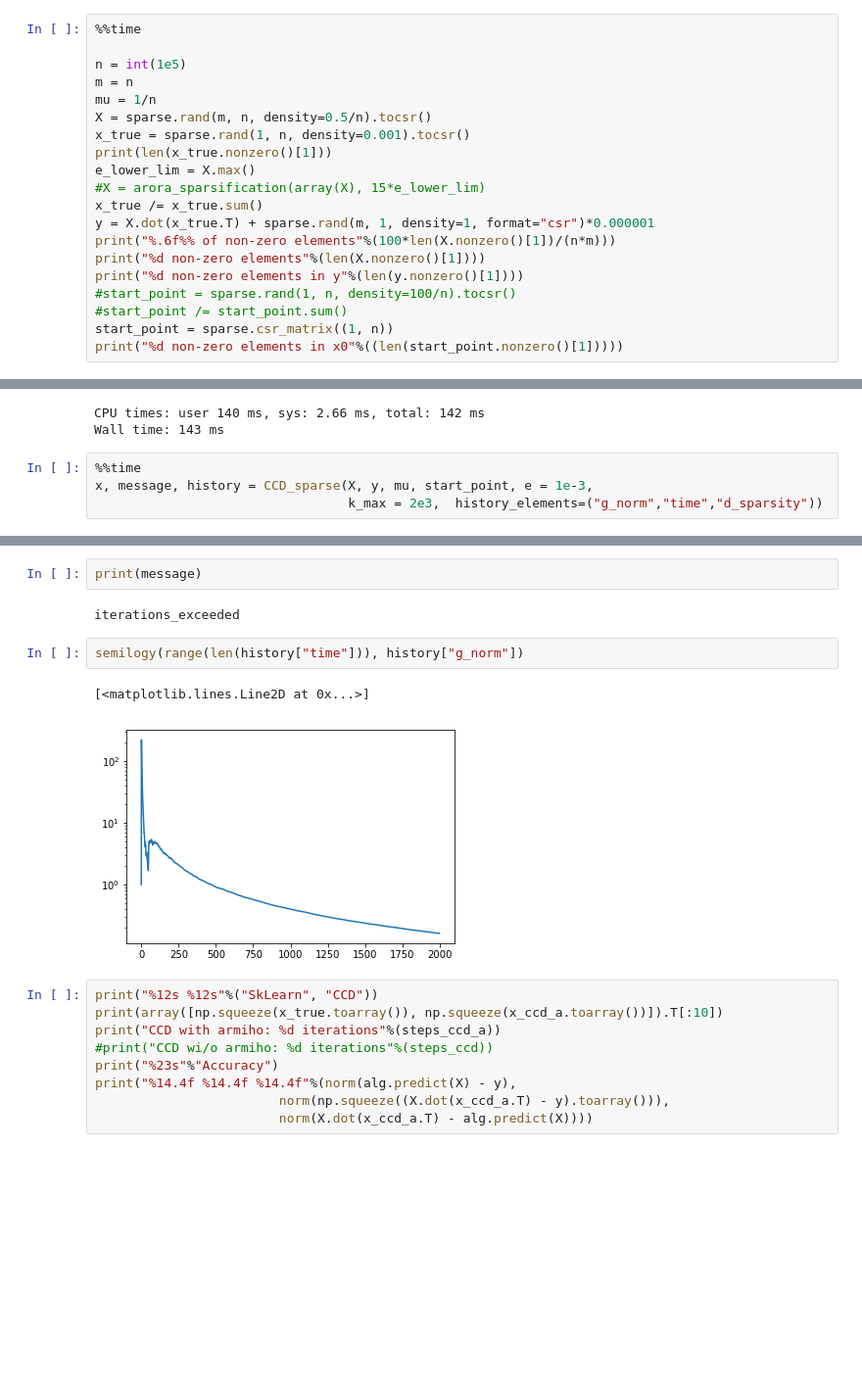
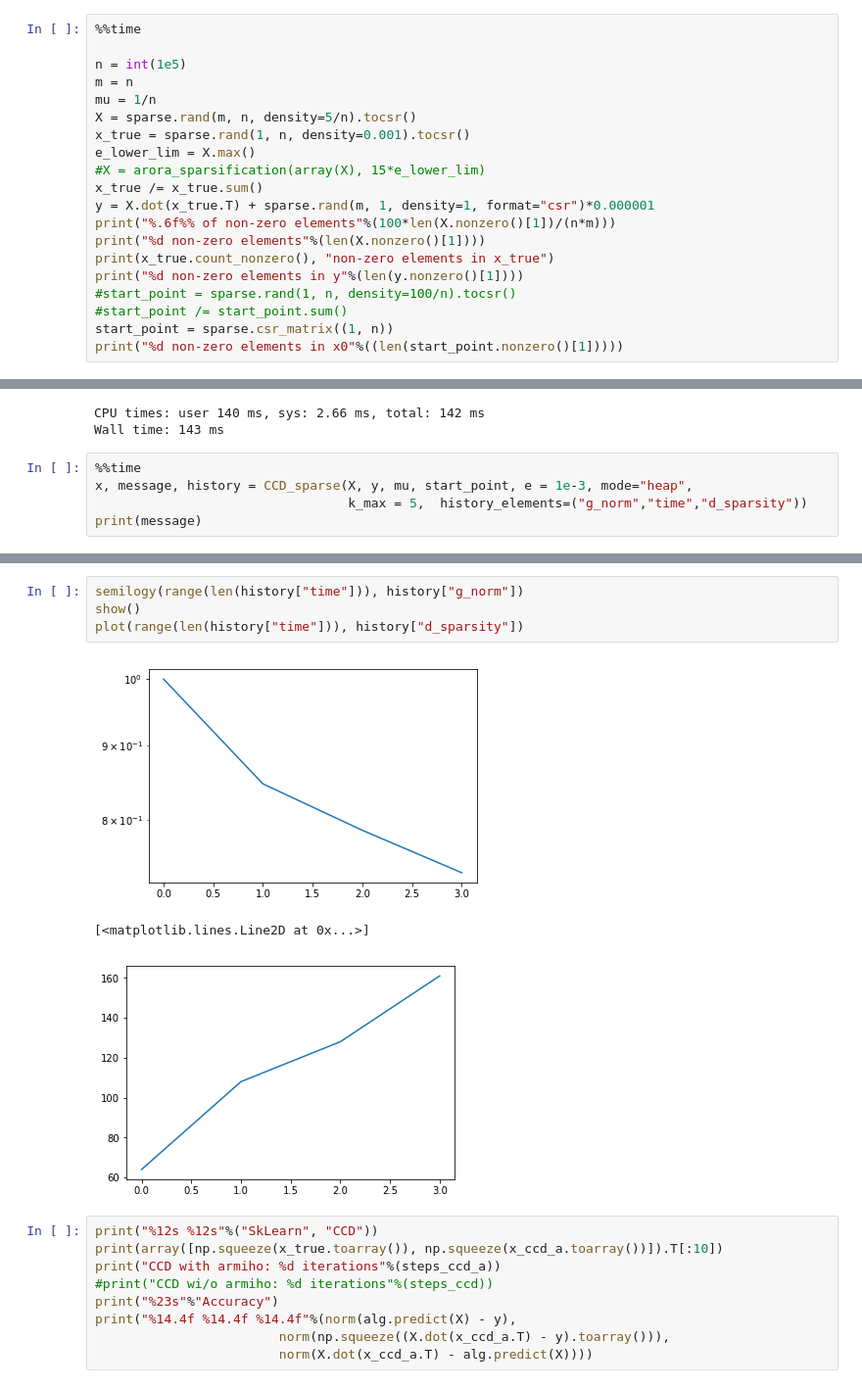
Before and after one commit to aksholokhov/skoltech-sparse-ccd-2017, a Jupyter notebook: Conditional Coordinate Descent.ipynb, the cells around one changed output, grey strips where cells are left out. Shown: that part at 98% size. Drawn from its saved outputs; the diff is of its cells as text; blank space fills up the shorter version.

```diff
--- a/Conditional Coordinate Descent.ipynb
+++ b/Conditional Coordinate Descent.ipynb
@@ -91,15 +91,15 @@ noise = sparse.csr_np.random.rand(int(1e5))
 n = int(1e5)
 m = n
 mu = 1/n
-X = sparse.rand(m, n, density=0.5/n).tocsr()
+X = sparse.rand(m, n, density=5/n).tocsr()
 x_true = sparse.rand(1, n, density=0.001).tocsr()
-print(len(x_true.nonzero()[1]))
 e_lower_lim = X.max()
 #X = arora_sparsification(array(X), 15*e_lower_lim)
 x_true /= x_true.sum()
 y = X.dot(x_true.T) + sparse.rand(m, 1, density=1, format="csr")*0.000001
 print("%.6f%% of non-zero elements"%(100*len(X.nonzero()[1])/(n*m)))
 print("%d non-zero elements"%(len(X.nonzero()[1])))
+print(x_true.count_nonzero(), "non-zero elements in x_true")
 print("%d non-zero elements in y"%(len(y.nonzero()[1])))
 #start_point = sparse.rand(1, n, density=100/n).tocsr()
 #start_point /= start_point.sum()
@@ -128,6 +128,7 @@ CPU times: user 140 ms, sys: 2.66 ms, total: 142 ms
 Wall time: 143 ms
 # %%
 %%time
-x, message, history = CCD_sparse(X, y, mu, start_point, e = 1e-3,
-                                 k_max = 2e3,  history_elements=("g_norm","time","d_sparsity"))
+x, message, history = CCD_sparse(X, y, mu, start_point, e = 1e-3, mode="heap",
+                                 k_max = 5,  history_elements=("g_norm","time","d_sparsity"))
+print(message)
 # %% [output]
@@ -136,12 +138,11 @@ Wall time: 2min 58s
-# %%
-print(message)
-# %% [output]
-iterations_exceeded
 # %%
 semilogy(range(len(history["time"])), history["g_norm"])
+show()
+plot(range(len(history["time"])), history["d_sparsity"])
 # %% [output]
+[figure, new version]
 [<matplotlib.lines.Line2D at 0x...>]
-[figure, old version]
+[figure, added]
 # %%
 print("%12s %12s"%("SkLearn", "CCD"))
 print(array([np.squeeze(x_true.toarray()), np.squeeze(x_ccd_a.toarray())]).T[:10])
```
Also changed, not shown: parts of 2 cells of this notebook, 1 other file.
